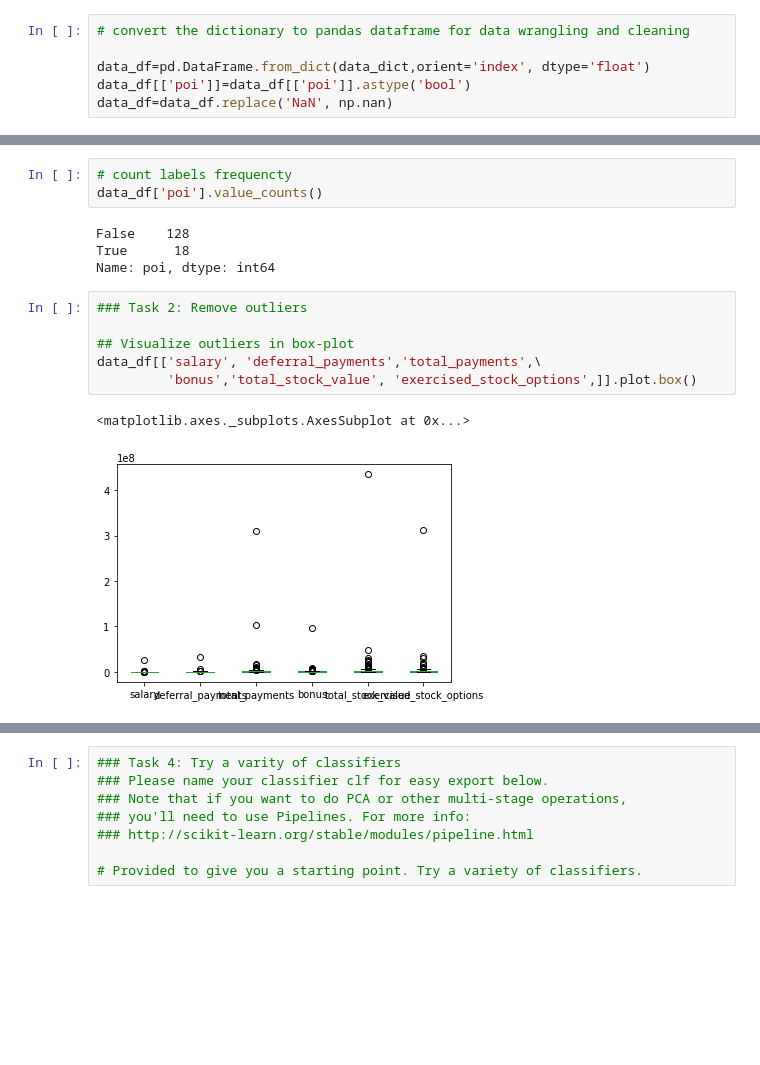
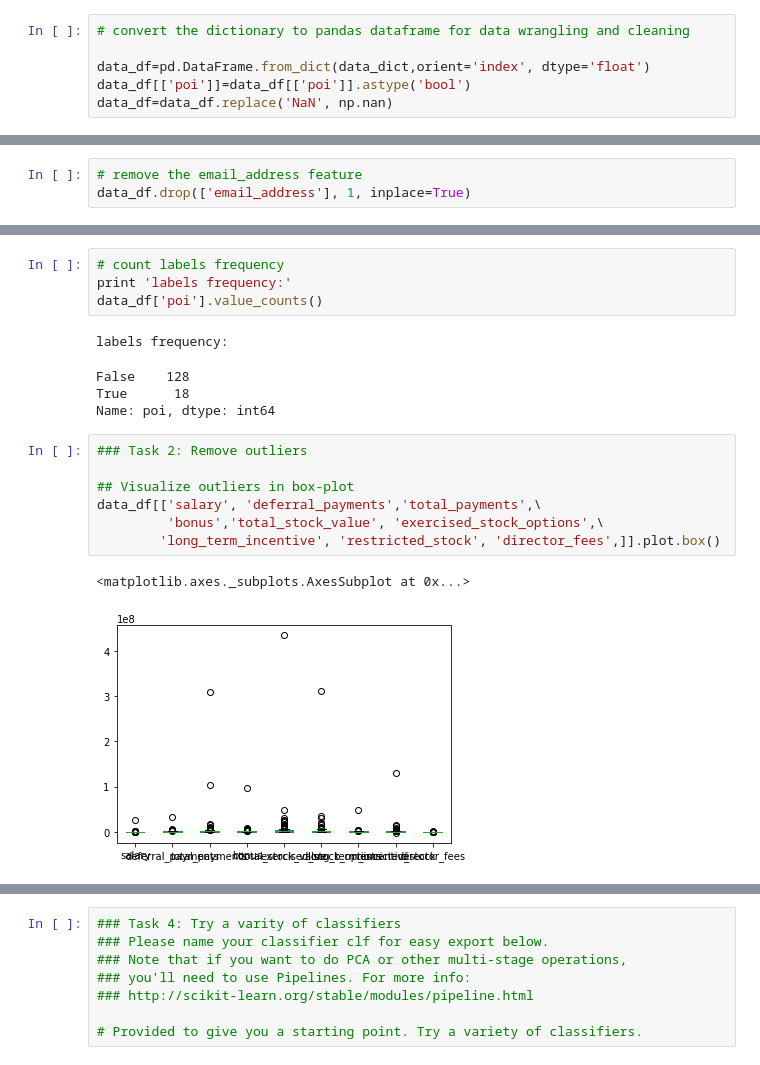
Before and after one commit to jianru-shi/Enron-Project, a Jupyter notebook: final_project.ipynb, the cells around one changed output, grey strips where cells are left out. Saved outputs shown, nothing was run; the diff lists cells and outputs as text; blank space fills up the shorter version.

```diff
--- a/final_project.ipynb
+++ b/final_project.ipynb
@@ -70,0 +50,3 @@ dtype: int64
+# %%
+# remove the email_address feature
+data_df.drop(['email_address'], 1, inplace=True)
@@ -71,18 +88,21 @@ dtype: int64
 # %%
-# count labels frequencty
+# count labels frequency
+print 'labels frequency:'
 data_df['poi'].value_counts()
 # %% [output]
-False    128
-True      18
-Name: poi, dtype: int64
+labels frequency:
+False    128
+True      18
+Name: poi, dtype: int64
 # %%
 ### Task 2: Remove outliers
 
 ## Visualize outliers in box-plot
 data_df[['salary', 'deferral_payments','total_payments',\
-         'bonus','total_stock_value', 'exercised_stock_options',]].plot.box()
+         'bonus','total_stock_value', 'exercised_stock_options',\
+        'long_term_incentive', 'restricted_stock', 'director_fees',]].plot.box()
 # %% [output]
 <matplotlib.axes._subplots.AxesSubplot at 0x...>
-[figure, old version]
+[figure, new version]
 # %%
 ## identify observations that contains outlier
```
Also changed, not shown: parts of 33 cells of this notebook, 8 other files.
